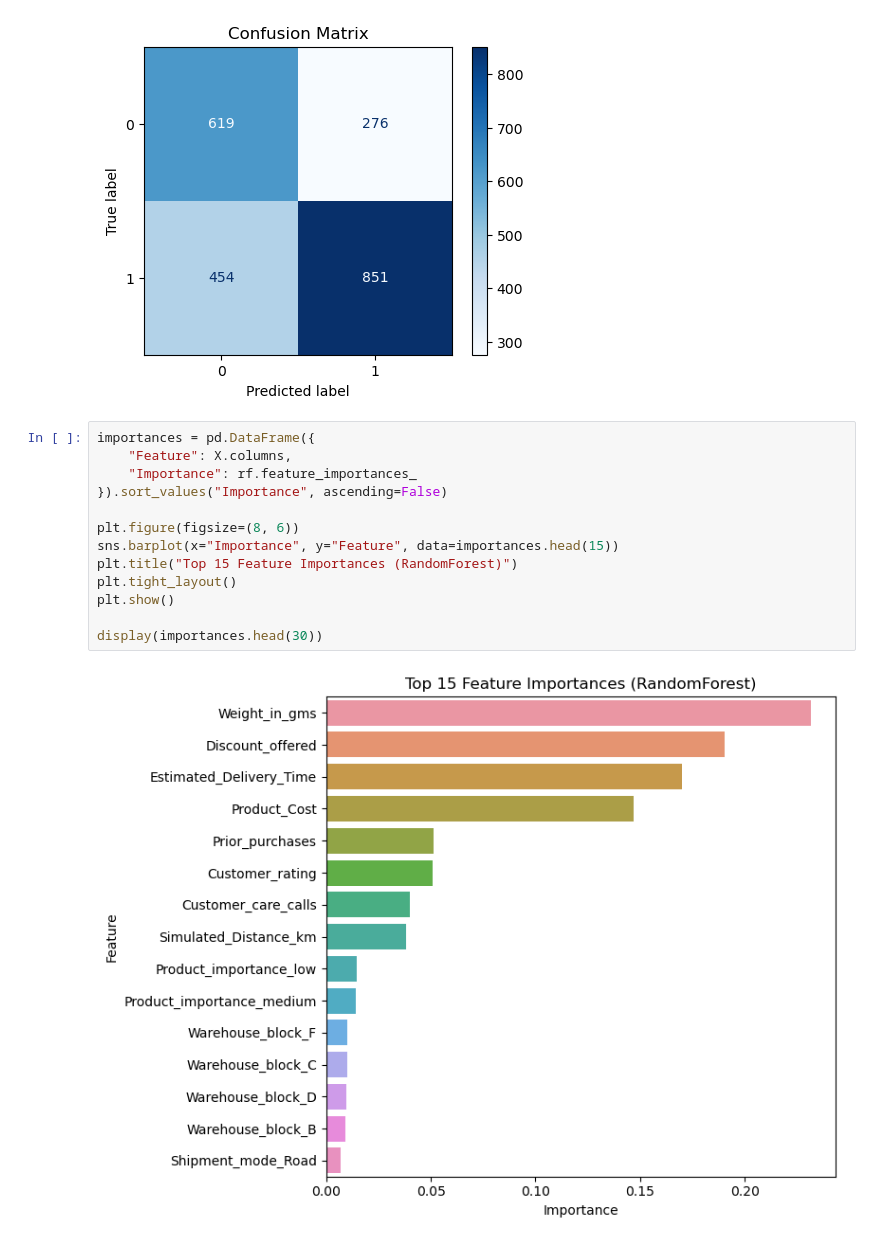
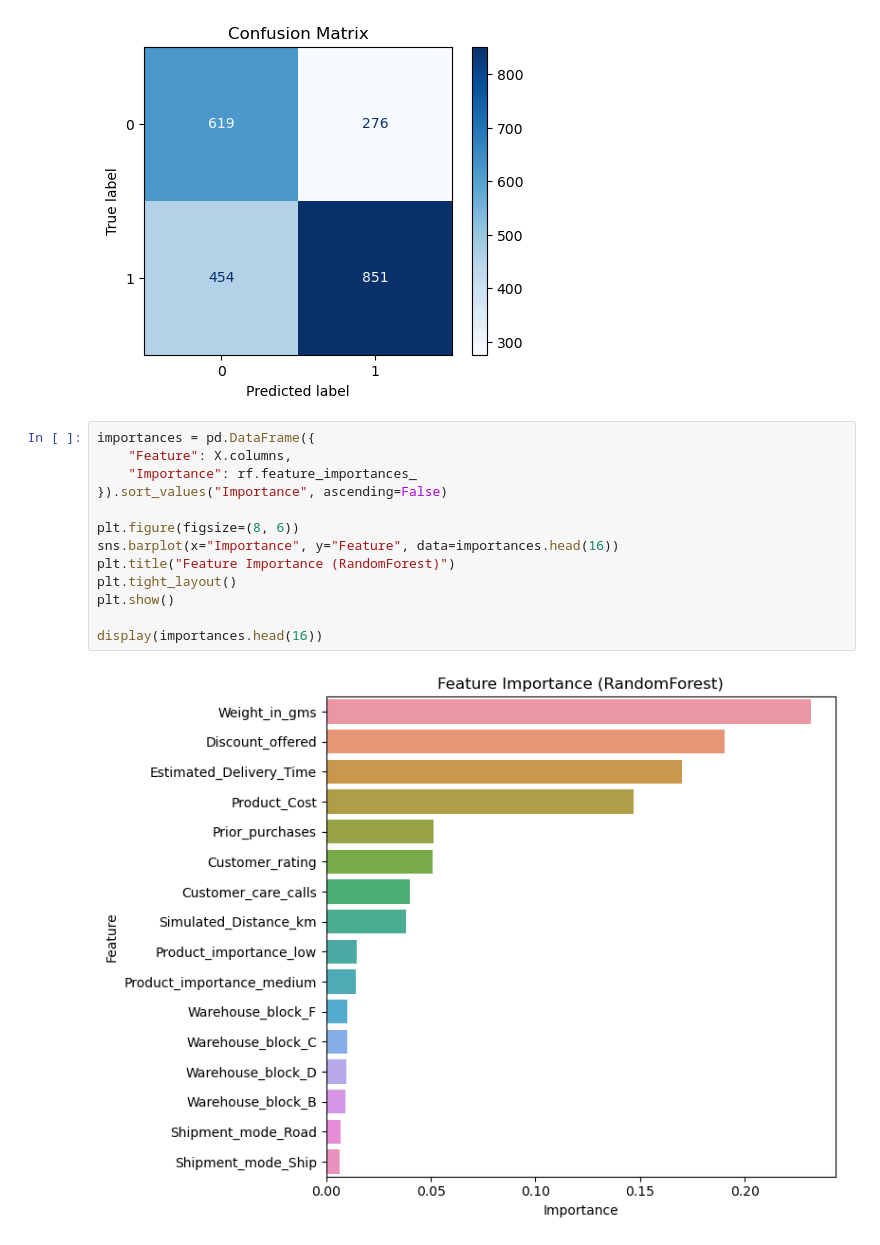
Before and after one commit to julaicc/delivery-predictor-project, a Jupyter notebook: Delivery predictions/01_eda_model.ipynb, the cells around one changed output. Cells and saved outputs as stored; diff of their text form.

```diff
--- a/Delivery predictions/01_eda_model.ipynb
+++ b/Delivery predictions/01_eda_model.ipynb
@@ -179,18 +181,18 @@ plt.show()
 # %%
 importances = pd.DataFrame({
     "Feature": X.columns,
     "Importance": rf.feature_importances_
 }).sort_values("Importance", ascending=False)
 
 plt.figure(figsize=(8, 6))
-sns.barplot(x="Importance", y="Feature", data=importances.head(15))
-plt.title("Top 15 Feature Importances (RandomForest)")
+sns.barplot(x="Importance", y="Feature", data=importances.head(16))
+plt.title("Feature Importance (RandomForest)")
 plt.tight_layout()
 plt.show()
 
-display(importances.head(30))
+display(importances.head(16))
 # %% [output]
-[figure, old version]
+[figure, new version]
 |  | Feature | Importance |
 | 5 | Weight_in_gms | 0.231817 |
 | 4 | Discount_offered | 0.190284 |
```
Also changed, not shown: parts of 1 cell of this notebook, 1 other file.
